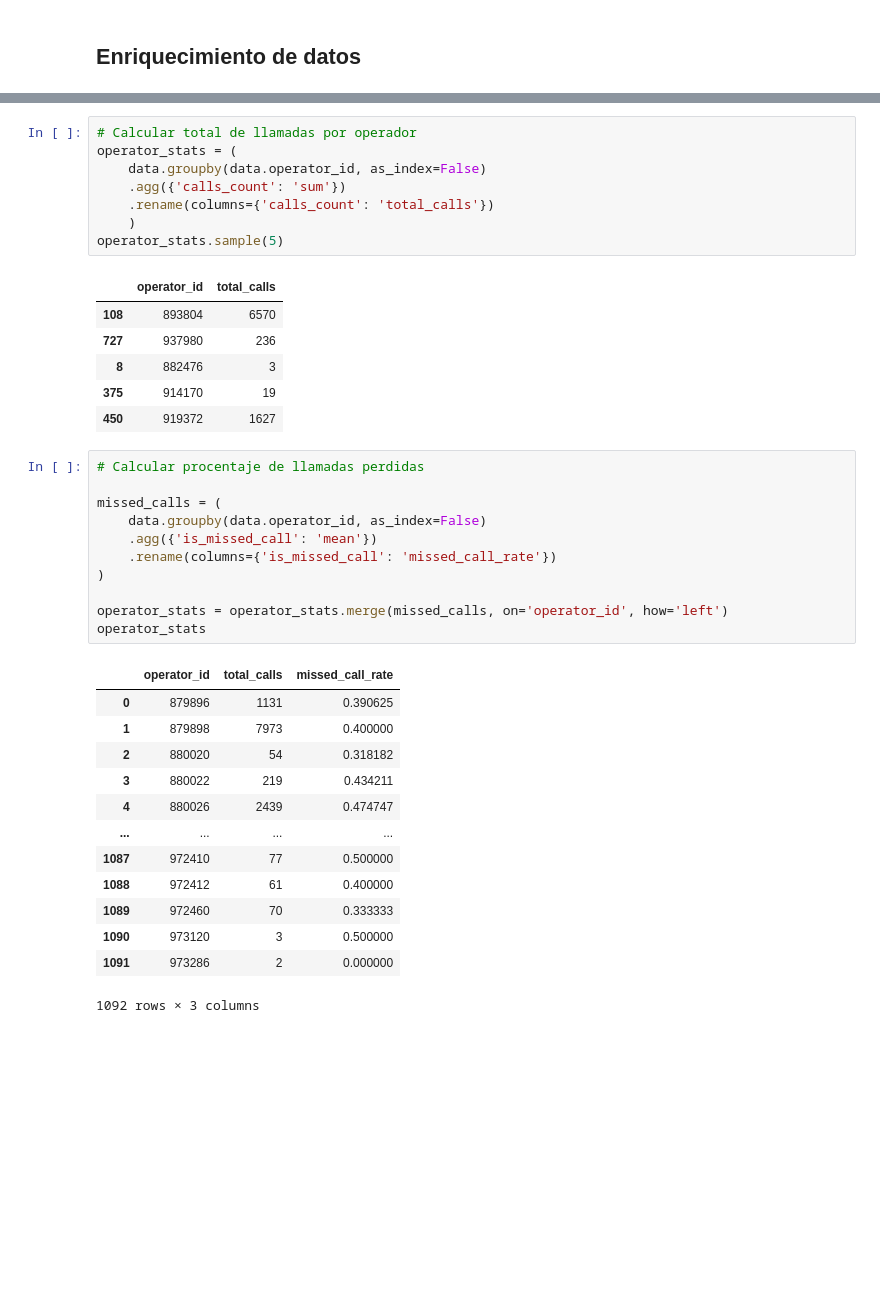
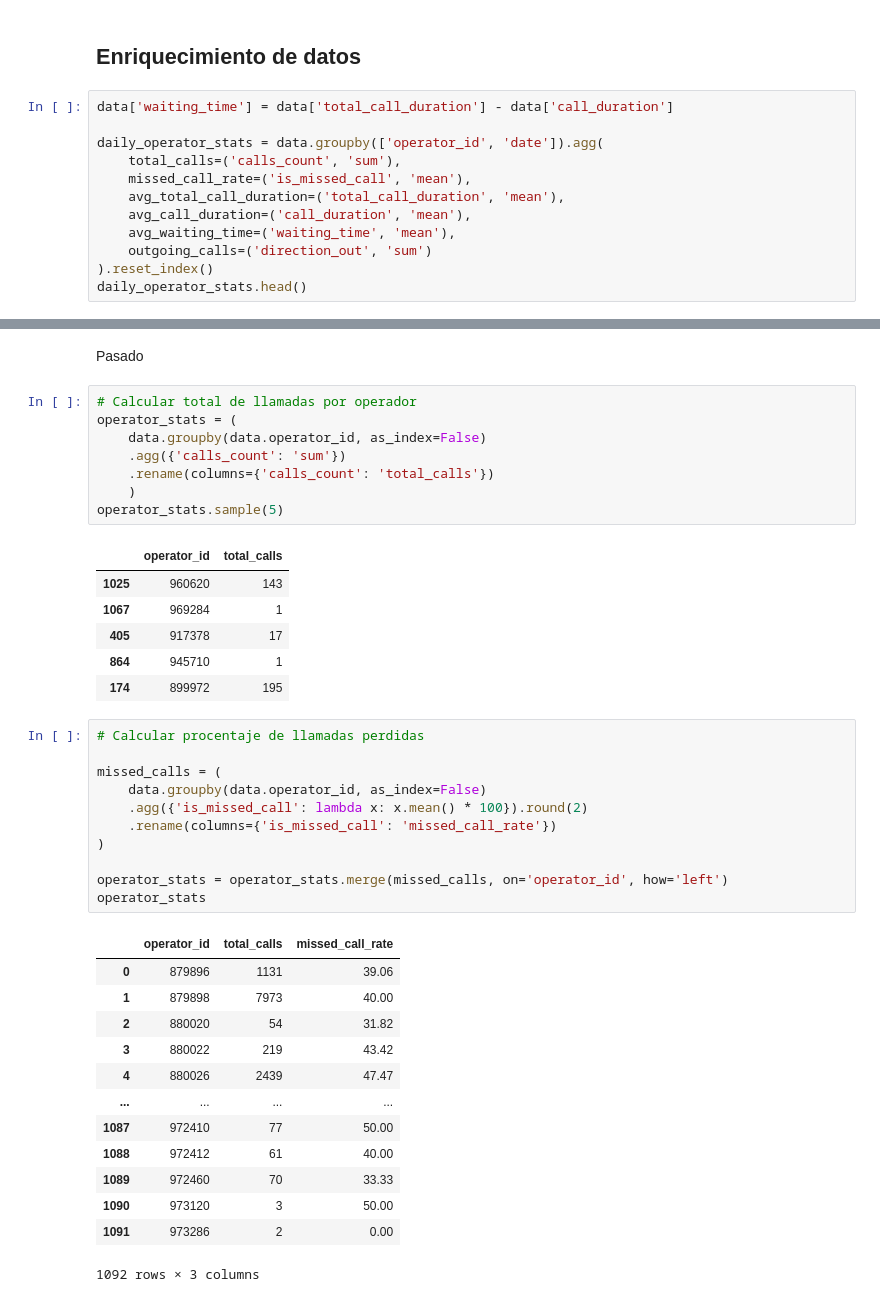
Before and after one commit to latostadorano/inefficient-operators-analysis, a Jupyter notebook: s14_telecom.ipynb, the cells around one changed output, grey strips where cells are left out. Cells and saved outputs as stored; diff of their text form; blank space fills up the shorter version.

```diff
--- a/s14_telecom.ipynb
+++ b/s14_telecom.ipynb
@@ -331,3 +331,15 @@ plt.show()
 [figure]
 # %% [markdown]
 ## Enriquecimiento de datos
+# %%
+data['waiting_time'] = data['total_call_duration'] - data['call_duration']
+
+daily_operator_stats = data.groupby(['operator_id', 'date']).agg(
+    total_calls=('calls_count', 'sum'),
+    missed_call_rate=('is_missed_call', 'mean'),
+    avg_total_call_duration=('total_call_duration', 'mean'),
+    avg_call_duration=('call_duration', 'mean'),
+    avg_waiting_time=('waiting_time', 'mean'),
+    outgoing_calls=('direction_out', 'sum')
+).reset_index()
+daily_operator_stats.head()
@@ -334,3 +391,5 @@ plt.show()
+# %% [markdown]
+Pasado
 # %%
 # Calcular total de llamadas por operador
 operator_stats = (
@@ -341,35 +400,35 @@ operator_stats = (
 operator_stats.sample(5)
 # %% [output]
 |  | operator_id | total_calls |
-| 108 | 893804 | 6570 |
-| 727 | 937980 | 236 |
-| 8 | 882476 | 3 |
-| 375 | 914170 | 19 |
-| 450 | 919372 | 1627 |
+| 1025 | 960620 | 143 |
+| 1067 | 969284 | 1 |
+| 405 | 917378 | 17 |
+| 864 | 945710 | 1 |
+| 174 | 899972 | 195 |
 # %%
 # Calcular procentaje de llamadas perdidas
 
 missed_calls = (
     data.groupby(data.operator_id, as_index=False)
-    .agg({'is_missed_call': 'mean'})
+    .agg({'is_missed_call': lambda x: x.mean() * 100}).round(2)
     .rename(columns={'is_missed_call': 'missed_call_rate'})
 )
 
 operator_stats = operator_stats.merge(missed_calls, on='operator_id', how='left')
 operator_stats
 # %% [output]
 |  | operator_id | total_calls | missed_call_rate |
-| 0 | 879896 | 1131 | 0.390625 |
-| 1 | 879898 | 7973 | 0.400000 |
-| 2 | 880020 | 54 | 0.318182 |
-| 3 | 880022 | 219 | 0.434211 |
-| 4 | 880026 | 2439 | 0.474747 |
+| 0 | 879896 | 1131 | 39.06 |
+| 1 | 879898 | 7973 | 40.00 |
+| 2 | 880020 | 54 | 31.82 |
+| 3 | 880022 | 219 | 43.42 |
+| 4 | 880026 | 2439 | 47.47 |
 | ... | ... | ... | ... |
-| 1087 | 972410 | 77 | 0.500000 |
-| 1088 | 972412 | 61 | 0.400000 |
-| 1089 | 972460 | 70 | 0.333333 |
-| 1090 | 973120 | 3 | 0.500000 |
-| 1091 | 973286 | 2 | 0.000000 |
+| 1087 | 972410 | 77 | 50.00 |
+| 1088 | 972412 | 61 | 40.00 |
+| 1089 | 972460 | 70 | 33.33 |
+| 1090 | 973120 | 3 | 50.00 |
+| 1091 | 973286 | 2 | 0.00 |
 1092 rows × 3 columns
 # %%
 # Calcular duraciones de llamadas
```
Also changed, not shown: parts of 29 cells of this notebook.
